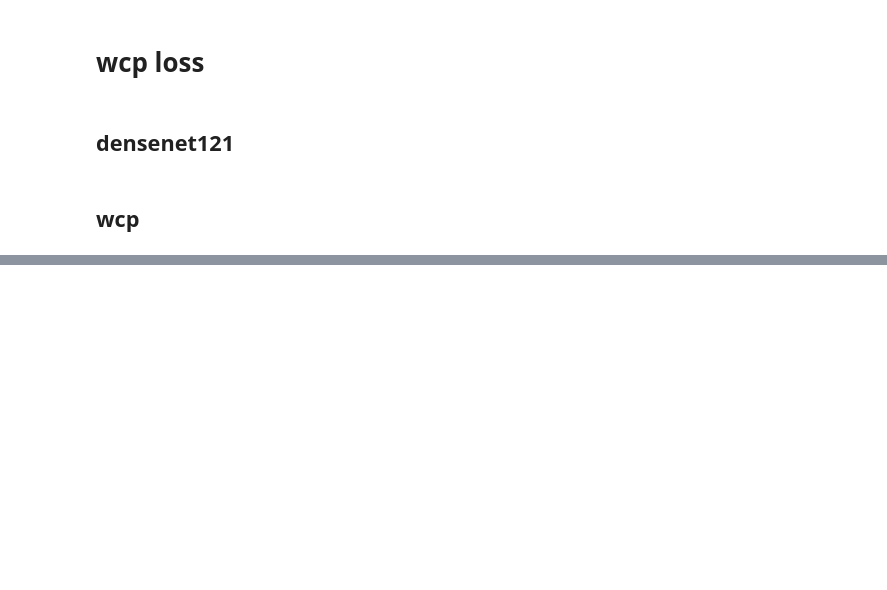
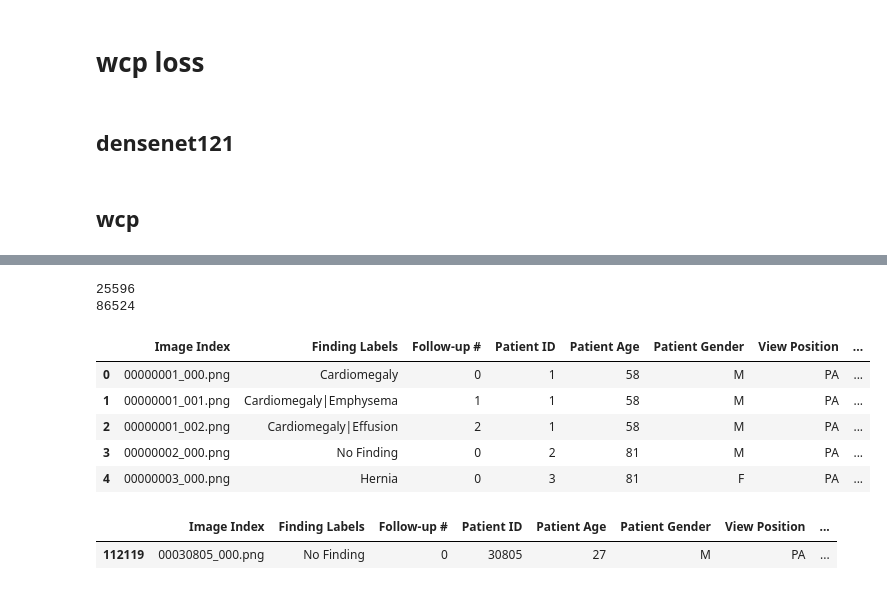
Before and after one commit to luckieucas/semi-supervised-cls, a Jupyter notebook: Untitled.ipynb, the cells around one changed output, grey strips where cells are left out. Drawn from its saved outputs; the diff is of its cells as text; code cells hidden in the pictures; blank space fills up the shorter version.

```diff
--- a/Untitled.ipynb
+++ b/Untitled.ipynb
@@ -1048,0 +998,5 @@ NameError: global name 'delta_forward_chainer' is not defined
+# %%
+import pandas as pd
+test_file = '../dataset/chest/test_list.xlsx'
+train_val_file = '../dataset/chest/train_val_list.xlsx'
+data_total = '../dataset/chest/Data_Entry_2017.csv'
@@ -1048,0 +1008,6 @@ NameError: global name 'delta_forward_chainer' is not defined
+# %%
+print(len(df_test))
+print(len(df_train_val))
+# %% [output]
+25596
+86524
@@ -1048,0 +1023,17 @@ NameError: global name 'delta_forward_chainer' is not defined
+# %%
+df = pd.read_csv(data_total)
+# %%
+df.head()
+# %% [output]
+|  | Image Index | Finding Labels | Follow-up # | Patient ID | Patient Age | Patient Gender | View Position | ... |
+| 0 | 00000001_000.png | Cardiomegaly | 0 | 1 | 58 | M | PA | ... |
+| 1 | 00000001_001.png | Cardiomegaly|Emphysema | 1 | 1 | 58 | M | PA | ... |
+| 2 | 00000001_002.png | Cardiomegaly|Effusion | 2 | 1 | 58 | M | PA | ... |
+| 3 | 00000002_000.png | No Finding | 0 | 2 | 81 | M | PA | ... |
+| 4 | 00000003_000.png | Hernia | 0 | 3 | 81 | F | PA | ... |
+# %%
+mask = df.apply(lambda row: row[u'Image Index'] in test_list, axis=1)
+df[mask]
+# %% [output]
+|  | Image Index | Finding Labels | Follow-up # | Patient ID | Patient Age | Patient Gender | View Position | ... |
+| 112119 | 00030805_000.png | No Finding | 0 | 30805 | 27 | M | PA | ... |
```
Also changed, not shown: parts of 12 cells of this notebook.
